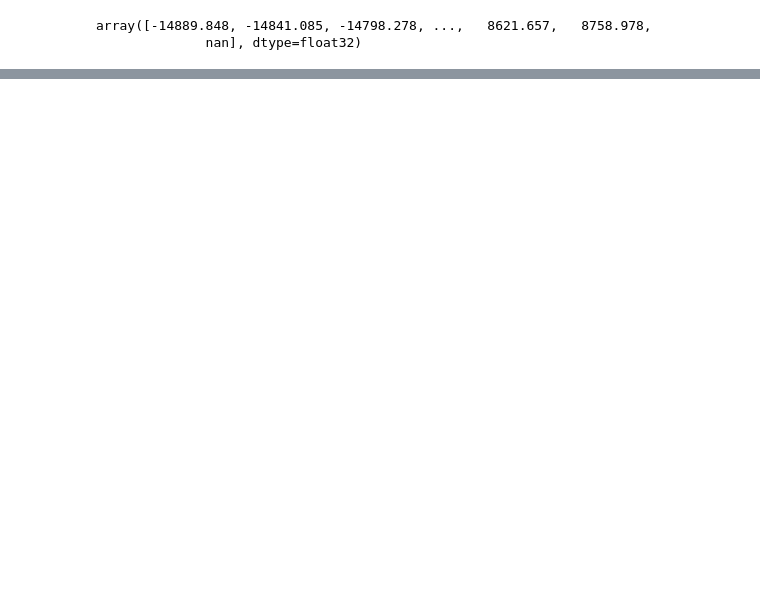
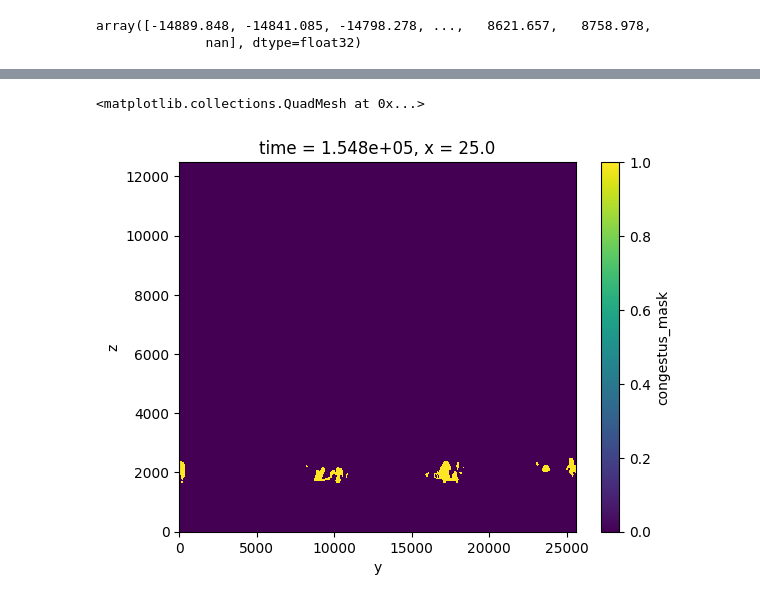
Before and after one commit to BenjaminBeselJr/3DSA-File-Makers, a Jupyter notebook: Development/entrainment_timeslice_testing.ipynb, the cells around one changed output, grey strips where cells are left out. Drawn from its saved outputs; the diff is of its cells as text; code cells hidden in the pictures; blank space fills up the shorter version.

```diff
--- a/Development/entrainment_timeslice_testing.ipynb
+++ b/Development/entrainment_timeslice_testing.ipynb
@@ -205,0 +288,6 @@ np.unique(ds_cloud.cloud_labels.isel(time=1))
+# %%
+ds_test = xr.open_dataset(output_dir / "congestus_mask.nc", decode_times=False)
+ds_test.isel(time=0,x=0).congestus_mask.plot(x="y",y="z")
+# %% [output]
+<matplotlib.collections.QuadMesh at 0x...>
+[figure, added]
```
Also changed, not shown: parts of 11 cells of this notebook, 13 other files.
